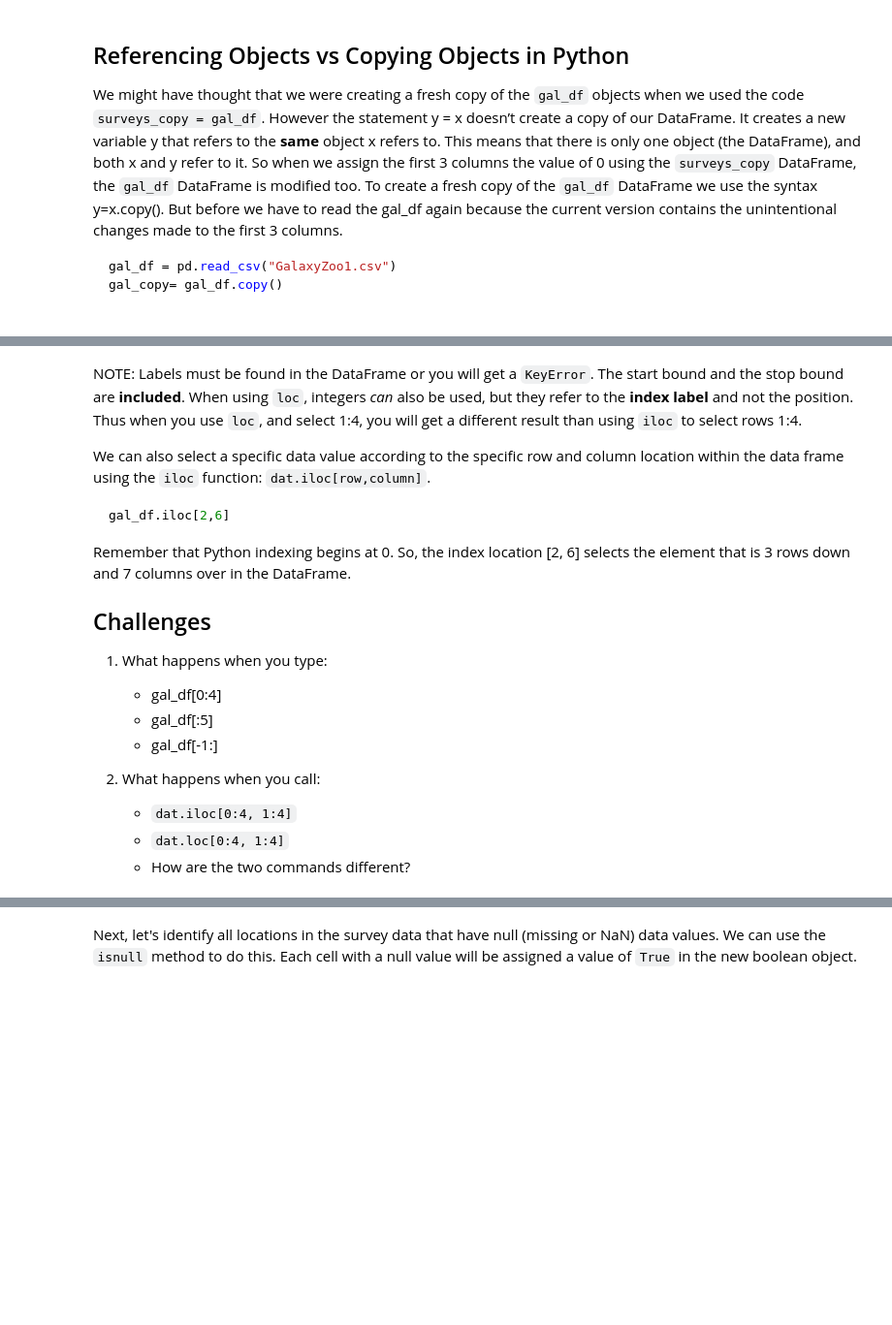
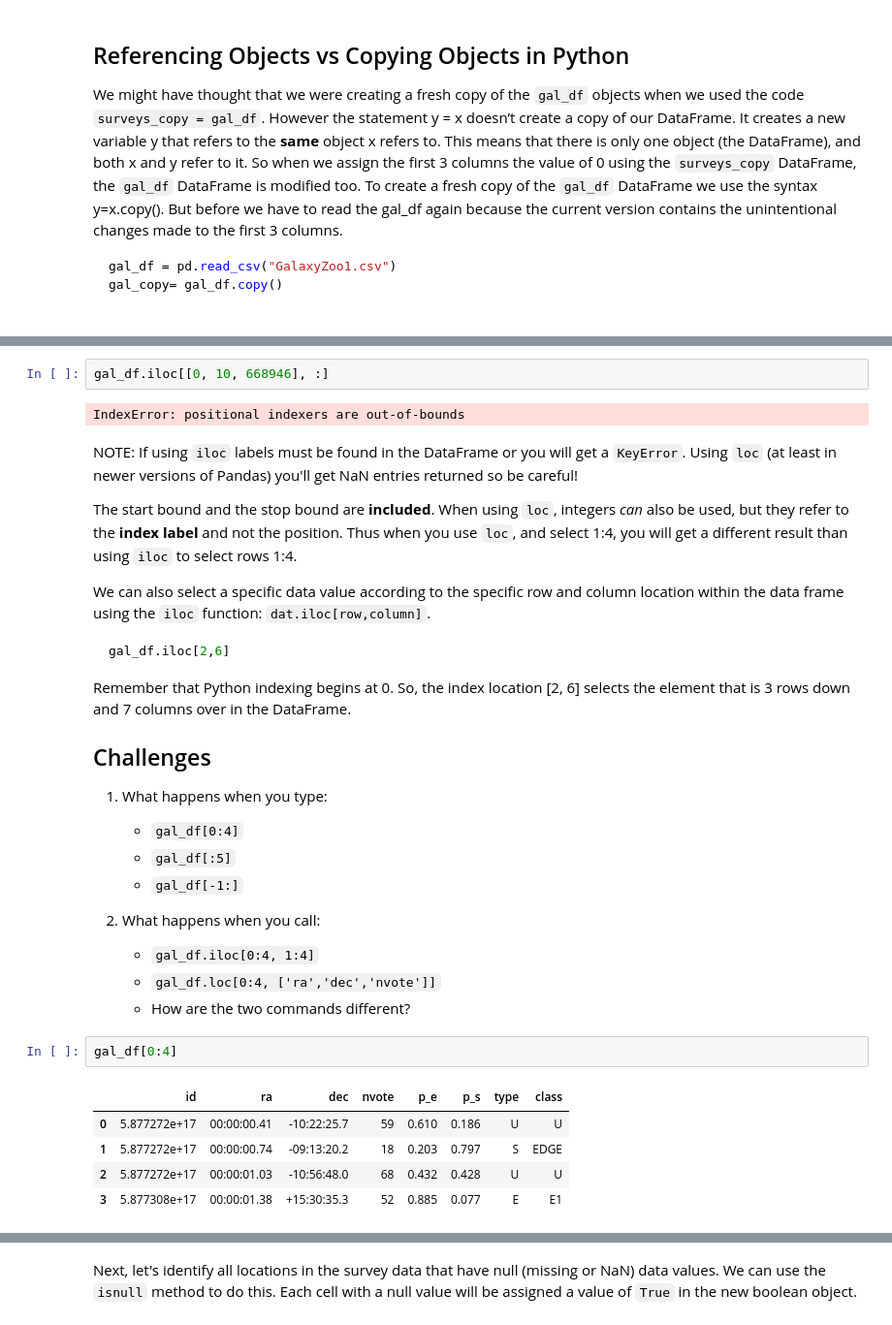
Before and after one commit to ADACS-Australia/ADACS-obs-workshop, a Jupyter notebook: DAY2/pandas/Intro_to_pandas_answers.ipynb, the cells around one changed output, grey strips where cells are left out. Shown at 97% size. Cells and saved outputs as stored; diff of their text form; blank space fills up the shorter version.

Commit message:
finished updating intro to pandas nb

```diff
--- a/DAY2/pandas/Intro_to_pandas_answers.ipynb
+++ b/DAY2/pandas/Intro_to_pandas_answers.ipynb
@@ -741,6 +872,11 @@ gal_df.loc[[0, 10, 668946], :]
+# %%
+gal_df.iloc[[0, 10, 668946], :]
+# %% [output]
+IndexError: positional indexers are out-of-bounds
 # %% [markdown]
-NOTE: Labels must be found in the DataFrame or you will get a `KeyError`. The
-start bound and the stop bound are **included**.  When using `loc`, integers
+NOTE: If using `iloc` labels must be found in the DataFrame or you will get a `KeyError`. Using `loc` (at least in newer versions of Pandas) you'll get NaN entries returned so be careful!
+
+The start bound and the stop bound are **included**.  When using `loc`, integers
 *can* also be used, but they refer to the **index label** and not the position. Thus
 when you use `loc`, and select 1:4, you will get a different result than using
 `iloc` to select rows 1:4.
@@ -760,11 +896,19 @@ the element that is 3 rows down and 7 columns over in the DataFrame.
 ## Challenges
 
 1. What happens when you type:
-	- gal_df[0:4]
-	- gal_df[:5]
-	- gal_df[-1:]
+	- `gal_df[0:4]`
+	- `gal_df[:5]`
+	- `gal_df[-1:]`
 
 2. What happens when you call:
-    - `dat.iloc[0:4, 1:4]`
-    - `dat.loc[0:4, 1:4]`
+    - `gal_df.iloc[0:4, 1:4]`
+    - `gal_df.loc[0:4, ['ra','dec','nvote']]`
     - How are the two commands different?
+# %%
+gal_df[0:4]
+# %% [output]
+|  | id | ra | dec | nvote | p_e | p_s | type | class |
+| 0 | 5.877272e+17 | 00:00:00.41 | -10:22:25.7 | 59 | 0.610 | 0.186 | U | U |
+| 1 | 5.877272e+17 | 00:00:00.74 | -09:13:20.2 | 18 | 0.203 | 0.797 | S | EDGE |
+| 2 | 5.877272e+17 | 00:00:01.03 | -10:56:48.0 | 68 | 0.432 | 0.428 | U | U |
+| 3 | 5.877308e+17 | 00:00:01.38 | +15:30:35.3 | 52 | 0.885 | 0.077 | E | E1 |
```
Also changed, not shown: parts of 111 cells of this notebook, 2 other files.
